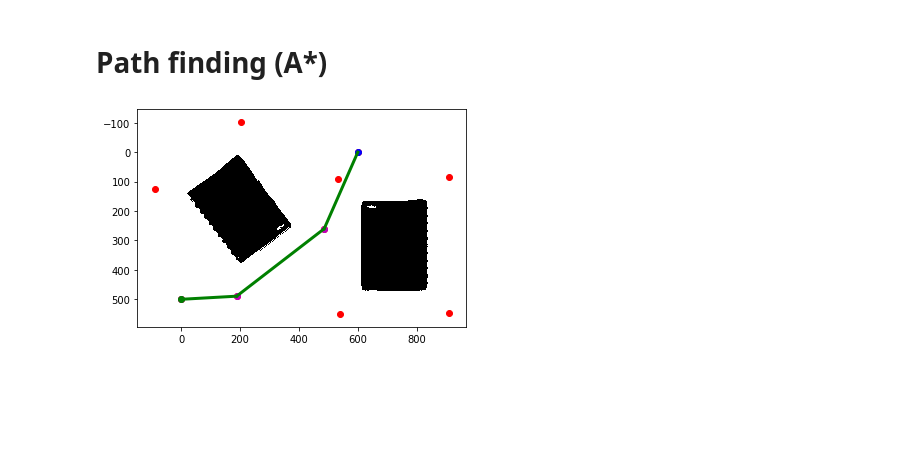
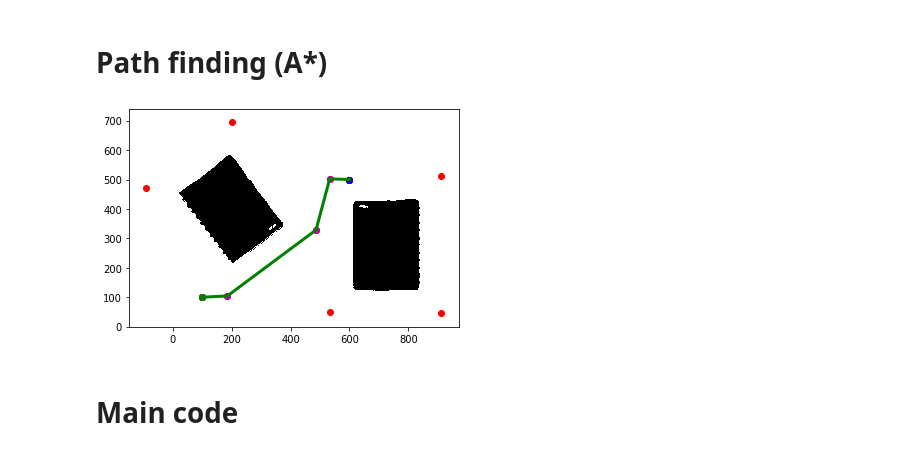
Before and after one commit to RaphLins/basics_of_MB_project, a Jupyter notebook: path_planning_A_star.ipynb, the cells around one changed output. Saved outputs shown, nothing was run; the diff lists cells and outputs as text; code cells hidden in the pictures; blank space fills up the shorter version.

Commit message:
combined A start with main code

```diff
--- a/path_planning_A_star.ipynb
+++ b/path_planning_A_star.ipynb
@@ -6,12 +6,12 @@ import math
 import numpy as np
 import matplotlib.pyplot as plt
 
-img = cv2.imread('images/terrain.jpg', cv2.IMREAD_COLOR)
+img = cv2.imread('images/terrain.jpg', cv2.IMREAD_COLOR)[::-1,:,:]
 (b, g, r) = cv2.split(img)
 _,threshold = cv2.threshold(b, 80, 255,
                             cv2.THRESH_BINARY)
 
-plt.imshow(threshold)
+plt.imshow(threshold, origin='lower')
 
 # Detecting shapes in image by selecting region
 # with same colors or intensity.
@@ -91,7 +91,7 @@ bgr_thresh = cv2.merge((thresh2, thresh3, thresh4))
 
 black_and_white = thresh3
 
-plt.imshow(black_and_white, cmap='Greys')
+plt.imshow(black_and_white, cmap='Greys', origin='lower')
 
 # Detecting shapes in image by selecting region
 # with same colors or intensity.
@@ -107,14 +107,14 @@ for cnt in contours :
     # Shortlisting the regions based on there area.
     if area > 40000:
         approx = cv2.approxPolyDP(cnt,
-                                  0.01 * cv2.arcLength(cnt, True), True)
+                                  0.1 * cv2.arcLength(cnt, True), True)
         obstacles.append(approx)
     else:
         cv2.drawContours(black_and_white, [cnt], -1, 0, thickness=-1)
 
 plt.figure()
 
-plt.imshow(black_and_white, cmap='Greys')
+plt.imshow(black_and_white, cmap='Greys', origin='lower')
 
 obstacle_map = black_and_white
 
@@ -138,7 +138,6 @@ for obstacle in obstacles:
         vec2 = vertice2 - vertice3
 
 #         normal_vec = vec1/norm(vec1) + vec2/norm(vec2)
-
         way_point = vertice2 + vec1*MARGIN/norm(vec1) + vec2*MARGIN/norm(vec2)
 
         way_points.append(way_point)
@@ -281,38 +280,45 @@ def A_Star(start, goal, h):
             if tentative_gScore < neighbour.gScore:
                 cameFrom[neighbour] = current
                 neighbour.gScore = tentative_gScore
                 neighbour.fScore = neighbour.gScore + h(neighbour)
     print("No path found to goal")
     return None, closedSet
 
 def compute_path(start, goal, graph):
     graph.add_new_node(start)
     graph.add_new_node(goal)
 
     h = lambda node: distance(node, goal)
-    path, closedSet = A_Star(start, goal, h)
+    path_nodes, closedSet = A_Star(start, goal, h)
+
+    path = []
+    for node in path_nodes:
+        x, y = node.get_pos()
+        path.append((x, y, 0))
 
     # draw
     for node in graph.nodes:
         node.plot()
     for node in closedSet:
         node.plot('m')
     if path!=None:
-        for i in range(len(path)-1):
-            x, y = path[i].get_pos()
-            x_end, y_end = path[i+1].get_pos()
+        for i in range(len(path_nodes)-1):
+            x, y = path_nodes[i].get_pos()
+            x_end, y_end = path_nodes[i+1].get_pos()
             plt.plot((x, x_end), (y, y_end), 'g', linewidth=3)
     start.plot('g')
     goal.plot('b')
 
     return path
 
 
-plt.imshow(obstacle_map, cmap='Greys')
+plt.imshow(obstacle_map, cmap='Greys', origin='lower')
 
-start = Node(0, 500)
-goal = Node(600, 0)
+start = Node(100, 100)
+goal = Node(600, 500)
 
 path = compute_path(start, goal, graph)
 # %% [output]
-[figure, old version]
+[figure, new version]
+# %% [markdown]
+# Main code
```
Also changed, not shown: parts of 6 cells of this notebook, 2 other files.
